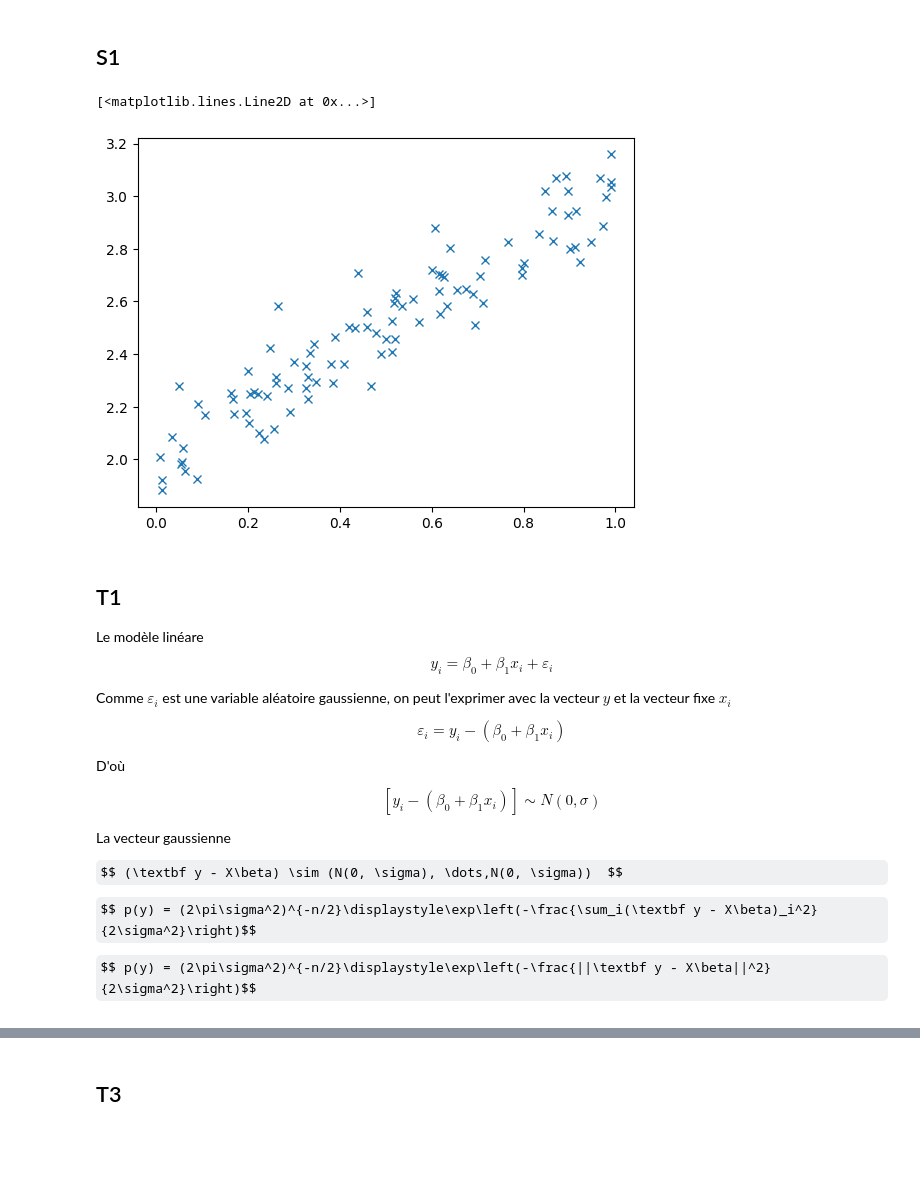
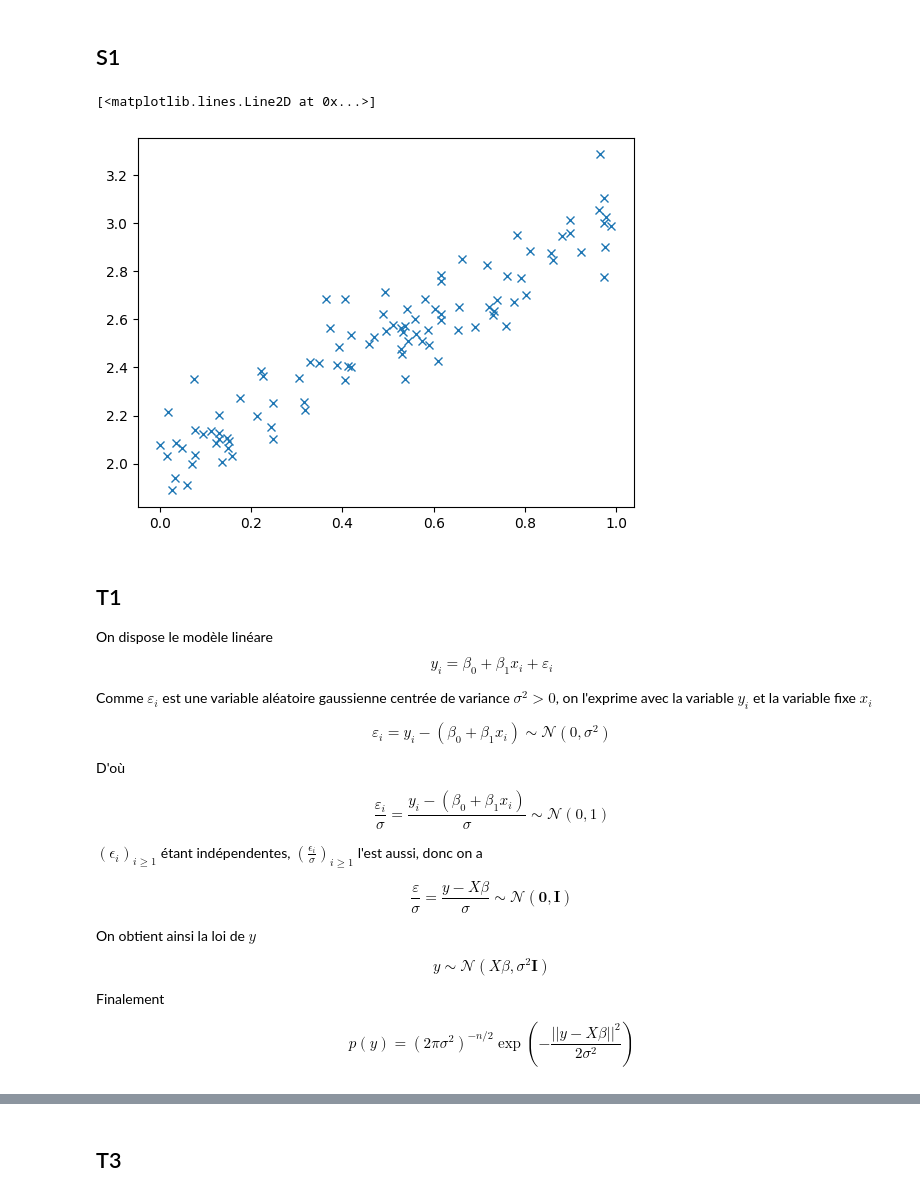
Before and after one commit to isaigordeev/Regressions, a Jupyter notebook: proj.ipynb, the cells around one changed output, grey strips where cells are left out. Cells and saved outputs as stored; diff of their text form; code cells hidden in the pictures; some formulas as TeX source; blank space fills up the shorter version.

```diff
--- a/proj.ipynb
+++ b/proj.ipynb
@@ -3,47 +7,45 @@
 # %% [markdown]
 ## S1
 # %%
-import random
-import numpy as np
-import matplotlib.pyplot as plt
-
-def generator_noisy_line(parameters:tuple, n, sigma):
-    x = [random.uniform(0,1) for x in range(n)]
+def generator_noisy_linear(parameters:tuple, n, sigma):
+    x = [random.uniform(0,1) for _ in range(n)]
     x = np.array(x)
 
-    eps = [random.gauss(0,sigma) for x in range(n)]
+    eps = [random.gauss(0,sigma) for _ in range(n)]
     eps = np.array(eps)
 
     return x, parameters[0] + parameters[1]*x + eps, eps
 # %%
-dataset = generator_noisy_line((2,1), 100, 0.1)
+dataset = generator_noisy_linear((2,1), 100, 0.1)
 plt.plot(dataset[0], dataset[1], 'x')
 # %% [output]
 [<matplotlib.lines.Line2D at 0x...>]
-[figure, old version]
+[figure, new version]
 # %% [markdown]
 ## T1
 
-Le modèle linéare
+On dispose le modèle linéare
 $$ y_i = \beta_0 + \beta_1x_i+\varepsilon_i $$
 
-Comme $\varepsilon_i$ est une variable aléatoire gaussienne, on peut l'exprimer avec la vecteur $y$ et la vecteur fixe $x_i$
+Comme $\varepsilon_i$ est une variable aléatoire gaussienne centrée de variance $\sigma^2 > 0$, on l'exprime avec la variable $y_i$ et la variable fixe $x_i$
 
-
-$$ \varepsilon_i = y_i - \left(\beta_0 + \beta_1x_i\right)$$
+$$ \varepsilon_i = y_i - \left(\beta_0 + \beta_1x_i\right) \sim \mathcal{N}(0, \sigma^2)$$
 
 D'où
 
-$$ [ y_i - \left(\beta_0 + \beta_1x_i\right) ] \sim N(0, \sigma) $$
+$$ \frac{\varepsilon_i}{\sigma} = \frac{y_i - \left(\beta_0 + \beta_1x_i\right)}{\sigma} \sim \mathcal{N}(0, 1)$$
 
-La vecteur gaussienne
+$(\epsilon_i)_{i \ge 1}$ étant indépendentes, $(\frac{\epsilon_i}{\sigma})_{i \ge 1}$ l'est aussi, donc on a
 
-$$ (\textbf y - X\beta) \sim (N(0, \sigma), \dots,N(0, \sigma))  $$
+$$ \frac{\varepsilon}{\sigma} = \frac{y - X\beta}{\sigma} \sim \mathcal{N}(\pmb{0}, \pmb{I})$$
 
-$$ p(y) = (2\pi\sigma^2)^{-n/2}\displaystyle\exp\left(-\frac{\sum_i(\textbf y - X\beta)_i^2}{2\sigma^2}\right)$$
+On obtient ainsi la loi de $y$
 
+$$ y \sim \mathcal{N}(X\beta, \sigma^2\pmb{I}) $$
 
-$$ p(y) = (2\pi\sigma^2)^{-n/2}\displaystyle\exp\left(-\frac{||\textbf y - X\beta||^2}{2\sigma^2}\right)$$
+Finalement
+
+$$ p(y) = (2\pi\sigma^2)^{-n/2}\displaystyle\exp\left(-\frac{||y - X\beta||^2}{2\sigma^2}\right)$$
 # %% [markdown]
 ## T2
 
```
Also changed, not shown: parts of 22 cells of this notebook.
